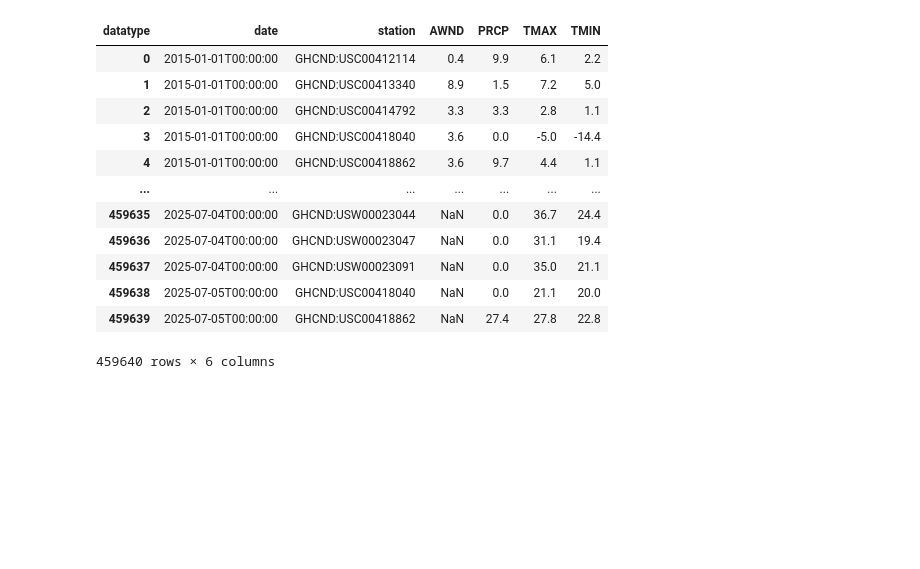
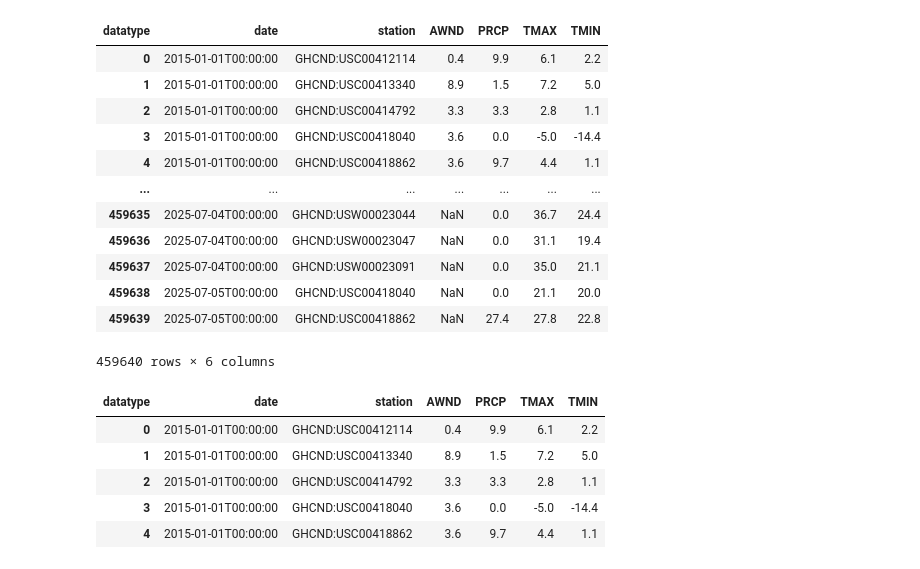
Before and after one commit to abhik12295/Renewable-Energy-Maintenance, a Jupyter notebook: src/data_collection/data_collection.ipynb, the cells around one changed output. Saved outputs shown, nothing was run; the diff lists cells and outputs as text; code cells hidden in the pictures; blank space fills up the shorter version.

```diff
--- a/src/data_collection/data_collection.ipynb
+++ b/src/data_collection/data_collection.ipynb
@@ -352,3 +352,13 @@ df_final_texas_all_pivot
 | 459638 | 2025-07-05T00:00:00 | GHCND:USC00418040 | NaN | 0.0 | 21.1 | 20.0 |
 | 459639 | 2025-07-05T00:00:00 | GHCND:USC00418862 | NaN | 27.4 | 27.8 | 22.8 |
 459640 rows × 6 columns
+# %%
+df_final_texas_all_pivot1 = df_final_texas_all_pivot.copy()
+df_final_texas_all_pivot1.head()
+# %% [output]
+| datatype | date | station | AWND | PRCP | TMAX | TMIN |
+| 0 | 2015-01-01T00:00:00 | GHCND:USC00412114 | 0.4 | 9.9 | 6.1 | 2.2 |
+| 1 | 2015-01-01T00:00:00 | GHCND:USC00413340 | 8.9 | 1.5 | 7.2 | 5.0 |
+| 2 | 2015-01-01T00:00:00 | GHCND:USC00414792 | 3.3 | 3.3 | 2.8 | 1.1 |
+| 3 | 2015-01-01T00:00:00 | GHCND:USC00418040 | 3.6 | 0.0 | -5.0 | -14.4 |
+| 4 | 2015-01-01T00:00:00 | GHCND:USC00418862 | 3.6 | 9.7 | 4.4 | 1.1 |
```
